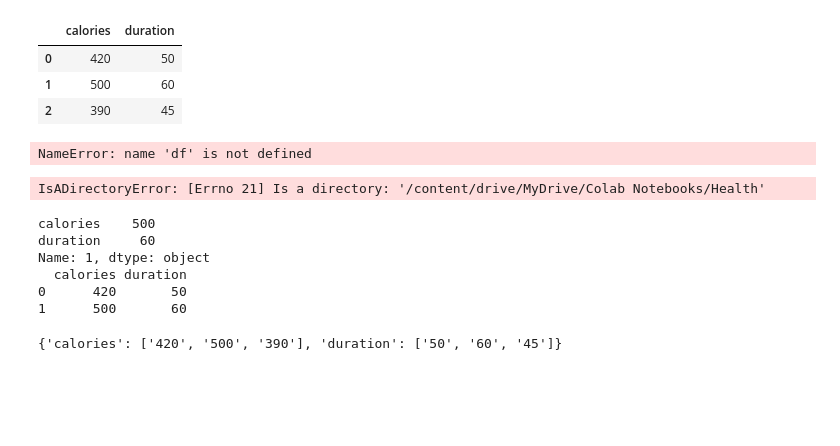
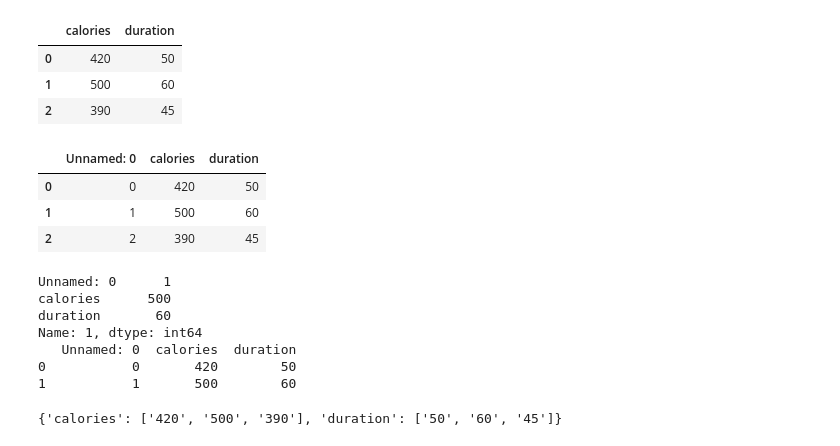
Before and after one commit to DipeshPun/ML, a Jupyter notebook: Dataclean.ipynb, the cells around one changed output. Cells and saved outputs as stored; diff of their text form; code cells hidden in the pictures; blank space fills up the shorter version.

```diff
--- a/Dataclean.ipynb
+++ b/Dataclean.ipynb
@@ -64,24 +67,26 @@ df
 | 1 | 500 | 60 |
 | 2 | 390 | 45 |
 # %%
-df.to_csv("/content/drive/MyDrive/Colab Notebooks/Health")
+df.to_csv("Files/Health")
-# %% [output]
-NameError: name 'df' is not defined
 # %%
-df=pd.read_csv("/content/drive/MyDrive/Colab Notebooks/Health")
+df=pd.read_csv("Files/Health")
 df
 # %% [output]
-IsADirectoryError: [Errno 21] Is a directory: '/content/drive/MyDrive/Colab Notebooks/Health'
+|  | Unnamed: 0 | calories | duration |
+| 0 | 0 | 420 | 50 |
+| 1 | 1 | 500 | 60 |
+| 2 | 2 | 390 | 45 |
 # %%
-  print(df.loc[1])
-  print(df.loc[[0,1]])
+print(df.loc[1])
+print(df.loc[[0,1]])
 # %% [output]
-calories    500
-duration     60
-Name: 1, dtype: object
-  calories duration
-0      420       50
-1      500       60
+Unnamed: 0      1
+calories      500
+duration       60
+Name: 1, dtype: int64
+   Unnamed: 0  calories  duration
+0           0       420        50
+1           1       500        60
 # %%
 import pandas as pd
 health={
```
Also changed, not shown: parts of 8 cells of this notebook, 32 other files.
